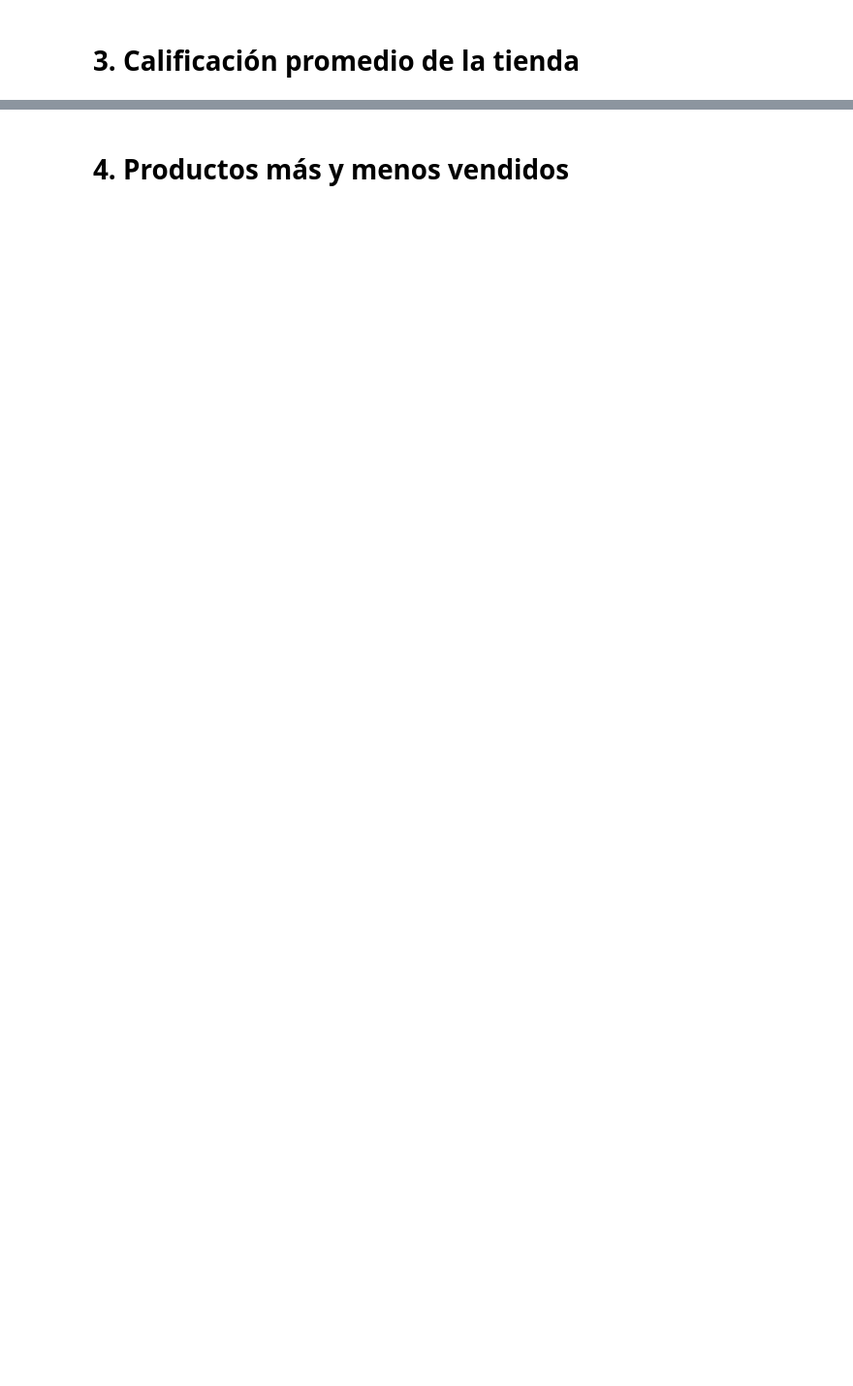
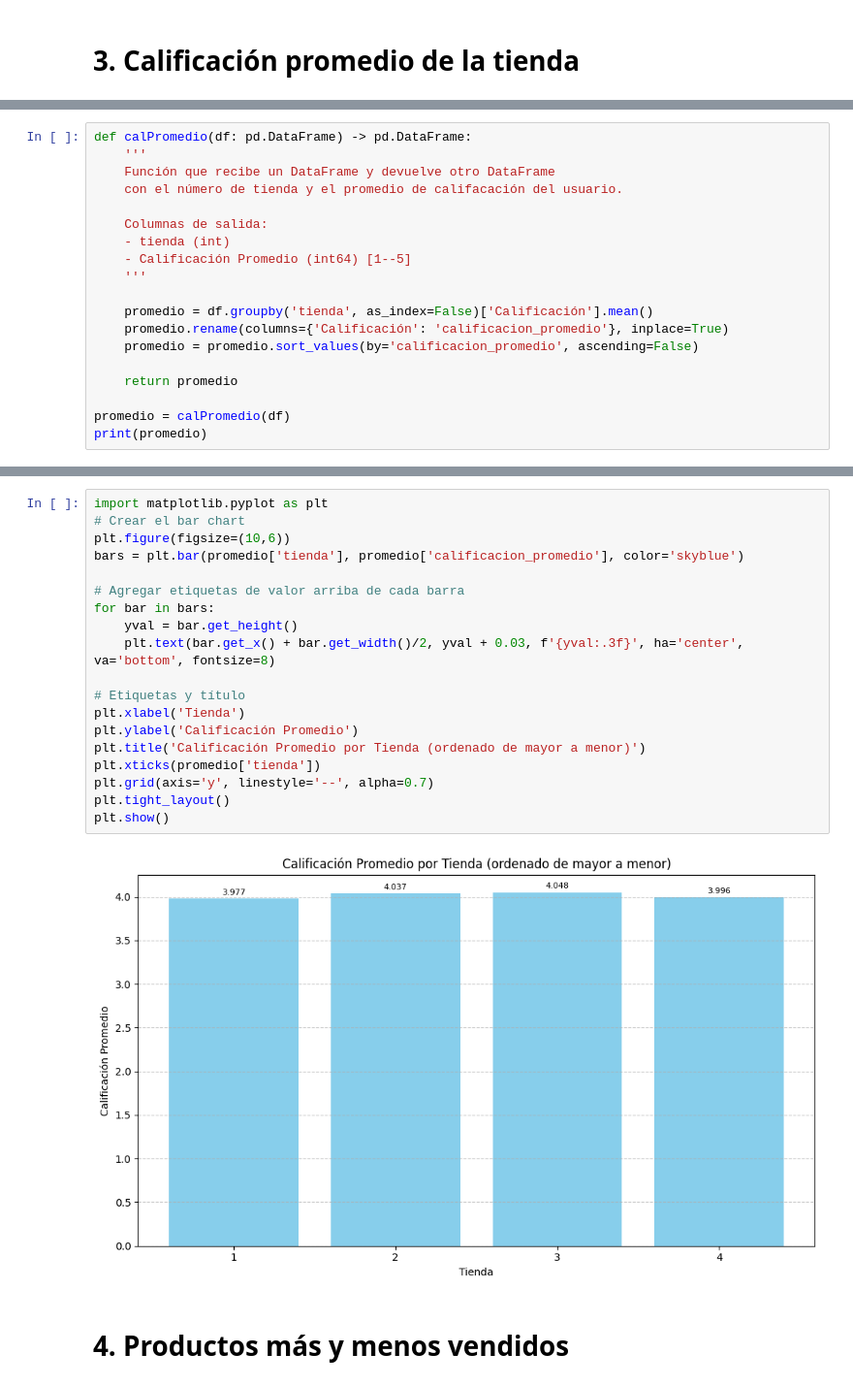
Before and after one commit to MaxCPietro/Challenge-PythonG8, a Jupyter notebook: AnalisisFacturacion_G8_C2.ipynb, the cells around one changed output, grey strips where cells are left out. Shown at 97% size. Drawn from its saved outputs; the diff is of its cells as text; blank space fills up the shorter version.

```diff
--- a/AnalisisFacturacion_G8_C2.ipynb
+++ b/AnalisisFacturacion_G8_C2.ipynb
@@ -272,0 +285,19 @@ for tienda in categoriasVend['tienda'].unique():
+# %%
+def calPromedio(df: pd.DataFrame) -> pd.DataFrame:
+    '''
+    Función que recibe un DataFrame y devuelve otro DataFrame
+    con el número de tienda y el promedio de califacación del usuario.
+
+    Columnas de salida:
+    - tienda (int)
+    - Calificación Promedio (int64) [1--5]
+    '''
+
+    promedio = df.groupby('tienda', as_index=False)['Calificación'].mean()
+    promedio.rename(columns={'Calificación': 'calificacion_promedio'}, inplace=True)
+    promedio = promedio.sort_values(by='calificacion_promedio', ascending=False)
+
+    return promedio
+
+promedio = calPromedio(df)
+print(promedio)
@@ -273,2 +312,23 @@ for tienda in categoriasVend['tienda'].unique():
+# %%
+import matplotlib.pyplot as plt
+# Crear el bar chart
+plt.figure(figsize=(10,6))
+bars = plt.bar(promedio['tienda'], promedio['calificacion_promedio'], color='skyblue')
+
+# Agregar etiquetas de valor arriba de cada barra
+for bar in bars:
+    yval = bar.get_height()
+    plt.text(bar.get_x() + bar.get_width()/2, yval + 0.03, f'{yval:.3f}', ha='center', va='bottom', fontsize=8)
+
+# Etiquetas y título
+plt.xlabel('Tienda')
+plt.ylabel('Calificación Promedio')
+plt.title('Calificación Promedio por Tienda (ordenado de mayor a menor)')
+plt.xticks(promedio['tienda'])
+plt.grid(axis='y', linestyle='--', alpha=0.7)
+plt.tight_layout()
+plt.show()
+# %% [output]
+[figure, added]
 # %% [markdown]
 # 4. Productos más y menos vendidos
```
Also changed, not shown: parts of 6 cells of this notebook.
